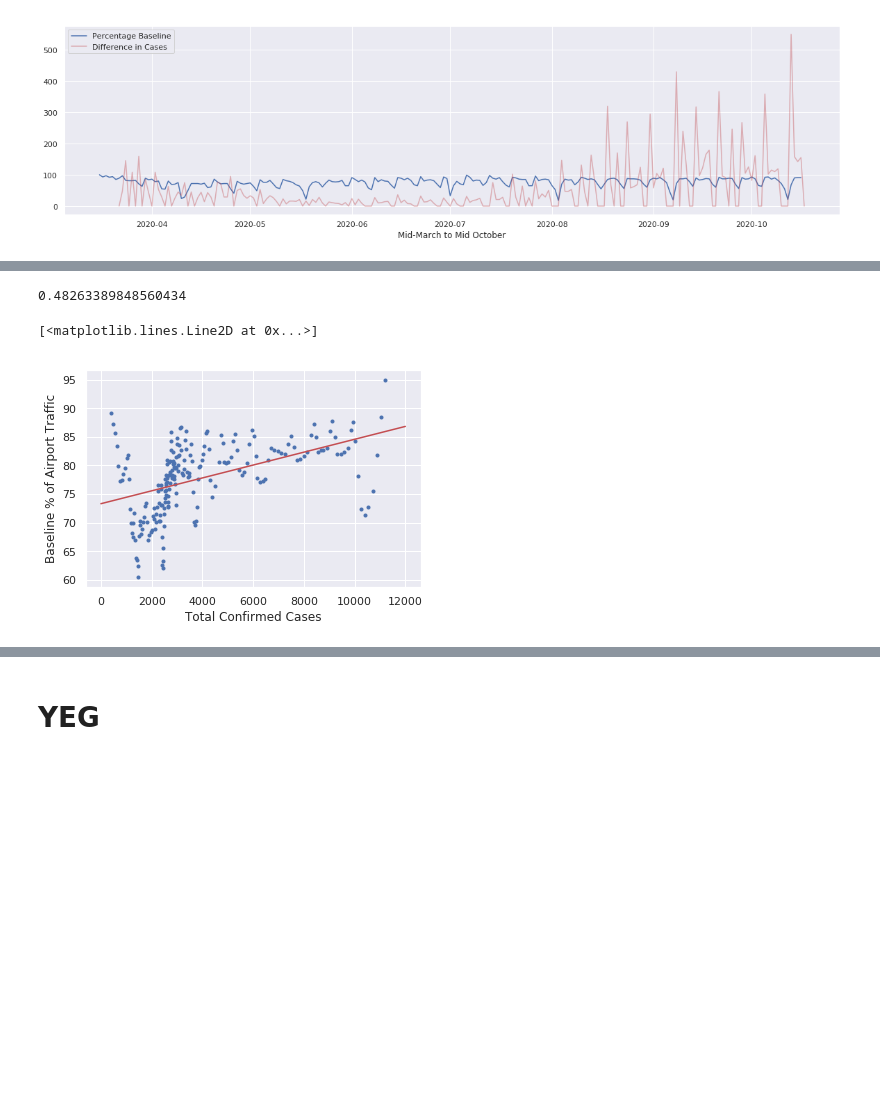
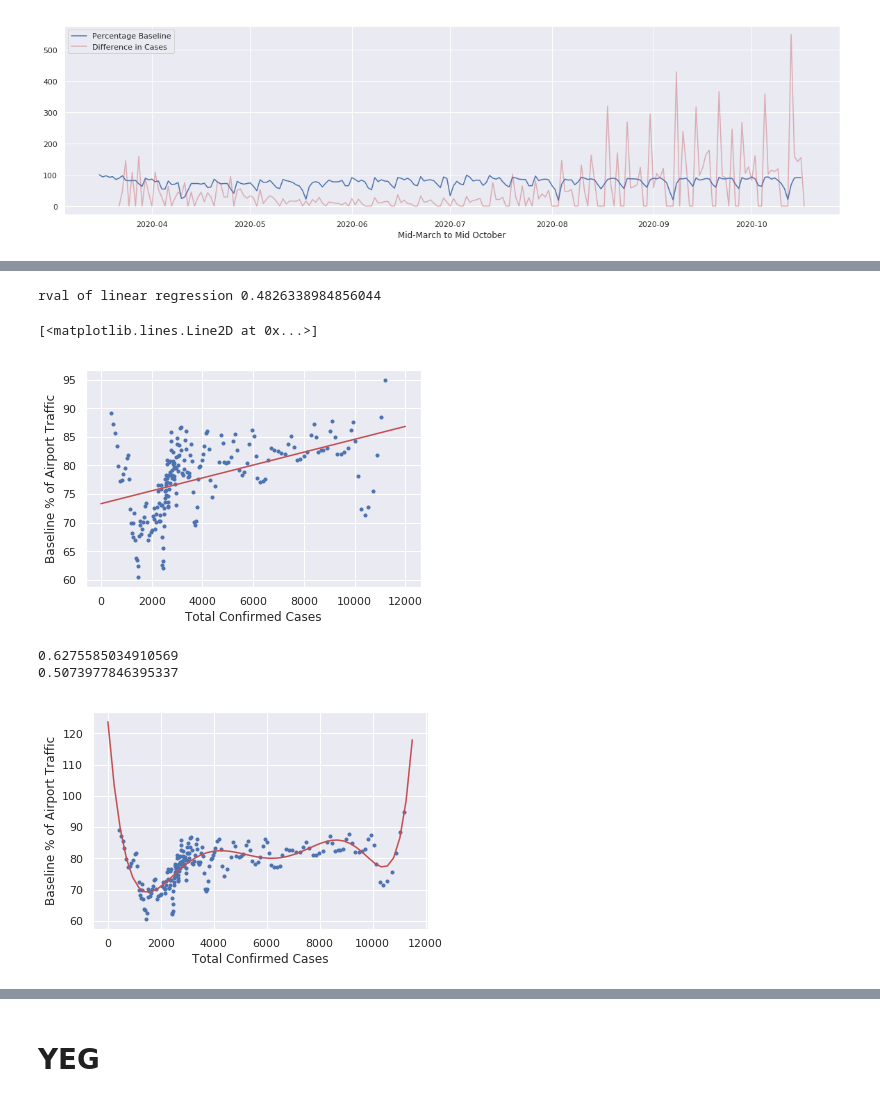
Before and after one commit to clement-ip/covid-airport-travel, a Jupyter notebook: analyze_both.ipynb, the cells around one changed output, grey strips where cells are left out. Drawn from its saved outputs; the diff is of its cells as text; code cells hidden in the pictures; blank space fills up the shorter version.

Commit message:
poly regression on total, and analyze first wave

```diff
--- a/analyze_both.ipynb
+++ b/analyze_both.ipynb
@@ -100,19 +93,18 @@ plt.plot(linearX, regression.slope*linearX + regression.intercept,'r-')
 # %%
 # What about confirmed?
 #smooth it, and then plot it
-joined
 confirm_smooth = lowess(joined['Confirmed'], joined["Date"], frac =0.04) #to reduce weekly cycle effect 7/214 = 0.327
 confirmX = confirm_smooth[:,1]
 plt.plot(confirmX,y, 'b.')
 plt.xlabel('Total Confirmed Cases')
 plt.ylabel('Baseline % of Airport Traffic')
 reg = stats.linregress(confirmX, y)
-print(reg.rvalue)
+print("rval of linear regression",reg.rvalue)
 linearX = np.linspace(0,12000)
 plt.plot(linearX, reg.slope*linearX + reg.intercept,'r-')
-# slightly better but still terrible. Though interesting to see that consistent dip in airport traffic when the
+# slightly better but not close enough. Interesting to see that consistent dip in airport traffic when the
 # total was around 2000 this was probably due to the inital shock in the early parts of the pandemic
 # %% [output]
-0.48263389848560434
+rval of linear regression 0.4826338984856044
 [<matplotlib.lines.Line2D at 0x...>]
 [figure]
@@ -120,0 +111,27 @@ plt.plot(linearX, reg.slope*linearX + reg.intercept,'r-')
+# %%
+# It doesn't seem like linear regression is what we want, let's try a polynomial
+# The data shows 2 dips --> matches with knowledge of the two waves
+plt.plot(confirmX,y, 'b.')
+plt.xlabel('Total Confirmed Cases')
+plt.ylabel('Baseline % of Airport Traffic')
+from sklearn.preprocessing import PolynomialFeatures
+from sklearn.pipeline import make_pipeline
+from sklearn.preprocessing import MinMaxScaler
+from sklearn.model_selection import train_test_split
+X = np.stack([confirmX], axis =1)
+X_train,X_valid,y_train,y_valid = train_test_split(X,y)
+poly_regress = make_pipeline(
+    MinMaxScaler(),
+    PolynomialFeatures(degree=8, include_bias = True),
+    LinearRegression(fit_intercept = False))
+poly_regress.fit(X_train, y_train)
+linearX = np.stack([np.linspace(0,11500)],axis=1)
+plt.plot(linearX, poly_regress.predict(linearX), 'r-')
+print(poly_regress.score(X_train,y_train))
+print(poly_regress.score(X_valid,y_valid))
+# Oh hey we get something pretty good, but with poly regression, we can't exactly
+# predict into the future
+# %% [output]
+0.6275585034910569
+0.5073977846395337
+[figure, added]
```
Also changed, not shown: parts of 19 cells of this notebook.
